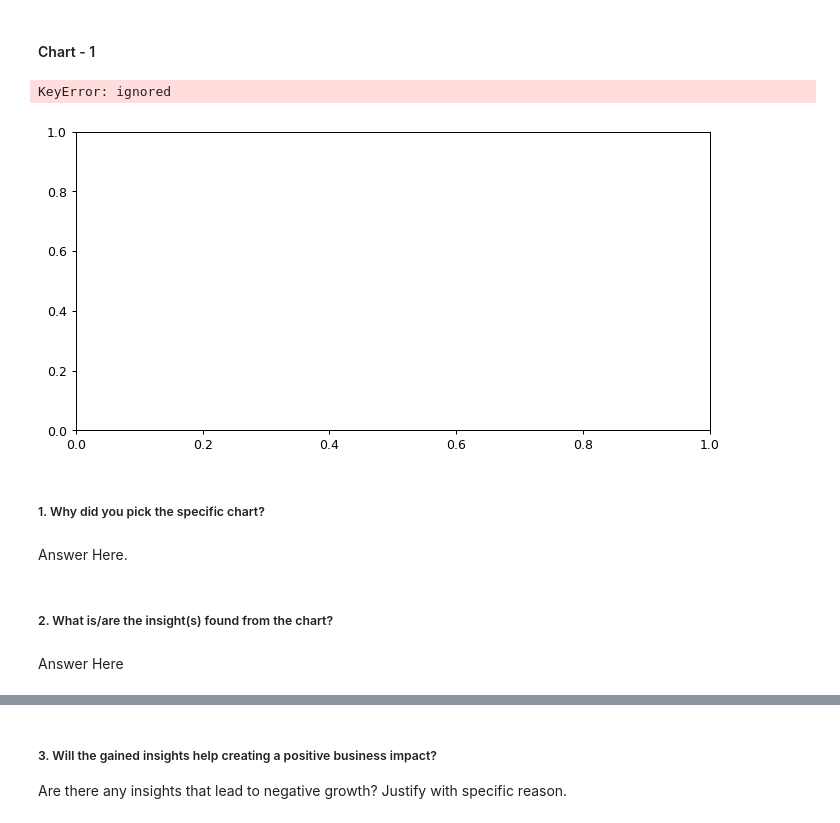
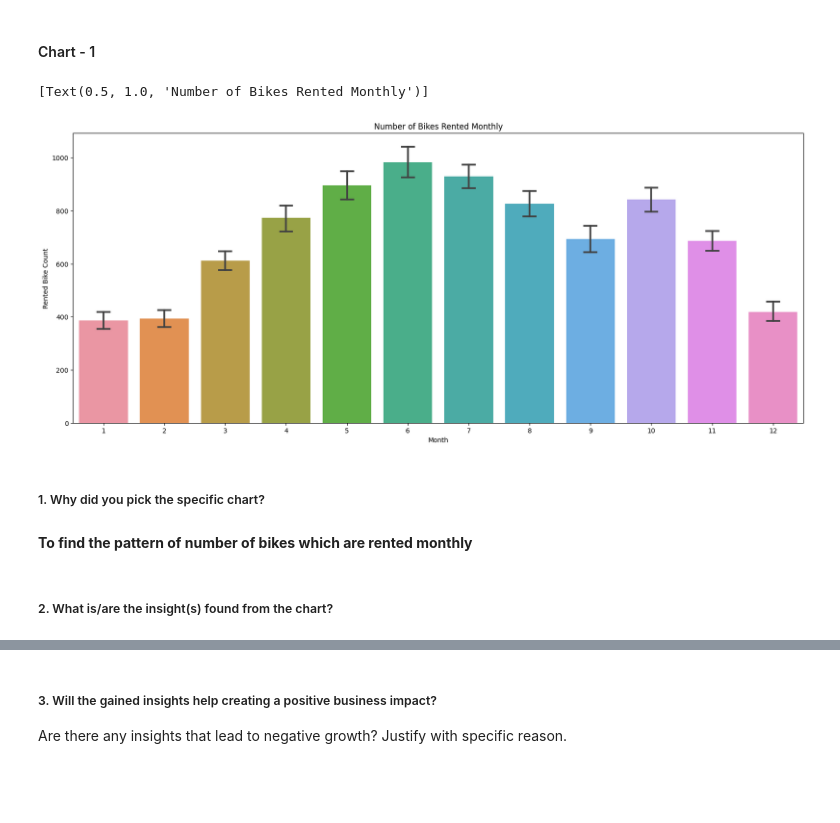
Before and after one commit to AkshayAI007/Predicting-Bike-sharing-demand-using-Machine-learning-, a Jupyter notebook: Seoul Bike Sharing Demand Prediction.ipynb, the cells around one changed output, grey strips where cells are left out. Cells and saved outputs as stored; diff of their text form; code cells hidden in the pictures; blank space fills up the shorter version.

```diff
--- a/Seoul Bike Sharing Demand Prediction.ipynb
+++ b/Seoul Bike Sharing Demand Prediction.ipynb
@@ -129,7 +129,7 @@ drive.mount('/content/drive')
 Mounted at /content/drive
 # %%
 # Load Dataset
-path='/content/drive/MyDrive/Projects/Online_Retail_Customer_Segmentation_Solution_Capstone_Project/SeoulBikeData.csv'
+path='/content/drive/MyDrive/Projects/Bike_Sharing_Demand_Prediction/SeoulBikeData.csv'
 # %%
 bike_sharing_df=pd.read_csv(path, encoding= 'unicode_escape')
 # %% [markdown]
@@ -430,28 +430,17 @@ The other attribute "day", contains the details about each day of the month, for
 ## ***4. Data Vizualization, Storytelling & Experimenting with charts : Understand the relationships between variables***
 # %% [markdown]
 #### Chart - 1
-# %%
-# Chart - 1 visualization code
-#Plotting top values based on frequency in each column
-target = ['StockCode', 'Description','UnitPrice', 'CustomerID', 'Country',
-          'year', 'Month','Day','hour','TimeType']
-
-plt.figure(figsize=(20,25), dpi=90)
-for n,col in enumerate(target):
-  plt.subplot(5, 2, n+1)
-  temp = data[col].value_counts().reset_index().head(12)
-  temp.rename(columns={'index': col, col:'count'}, inplace=True)
-  sns.barplot(x=col ,y='count', data=temp).set(title=col.title())
-  plt.xticks(rotation=20,ha='right')
-  plt.tight_layout()
-# %% [output]
-KeyError: ignored
-[figure, removed]
+# %%
+# Chart - 1 Number of Bikes Rented Monthly
+fig,ax=plt.subplots(figsize=(20,8))
+sns.barplot(data=data, x='Month', y='Rented Bike Count', ax=ax, capsize=.2)
+ax.set(title='Number of Bikes Rented Monthly')
+# %% [output]
+[Text(0.5, 1.0, 'Number of Bikes Rented Monthly')]
+[figure, added]
 # %% [markdown]
 ##### 1. Why did you pick the specific chart?
-# %% [markdown]
-Answer Here.
+# %% [markdown]
+**To find the pattern of number of bikes which are rented monthly**
 # %% [markdown]
 ##### 2. What is/are the insight(s) found from the chart?
-# %% [markdown]
-Answer Here
```
Also changed, not shown: parts of 43 cells of this notebook.
